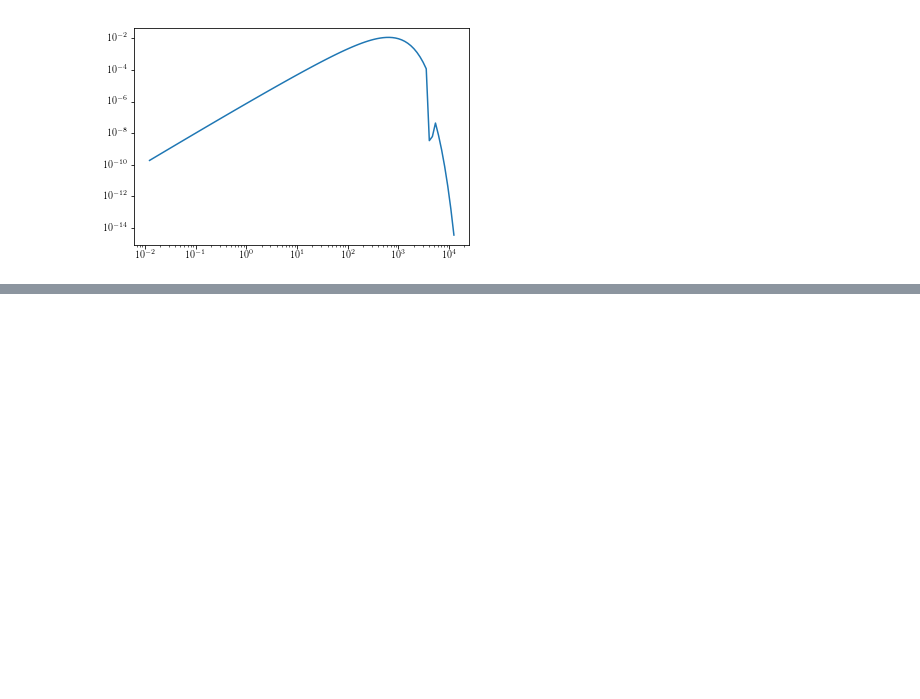
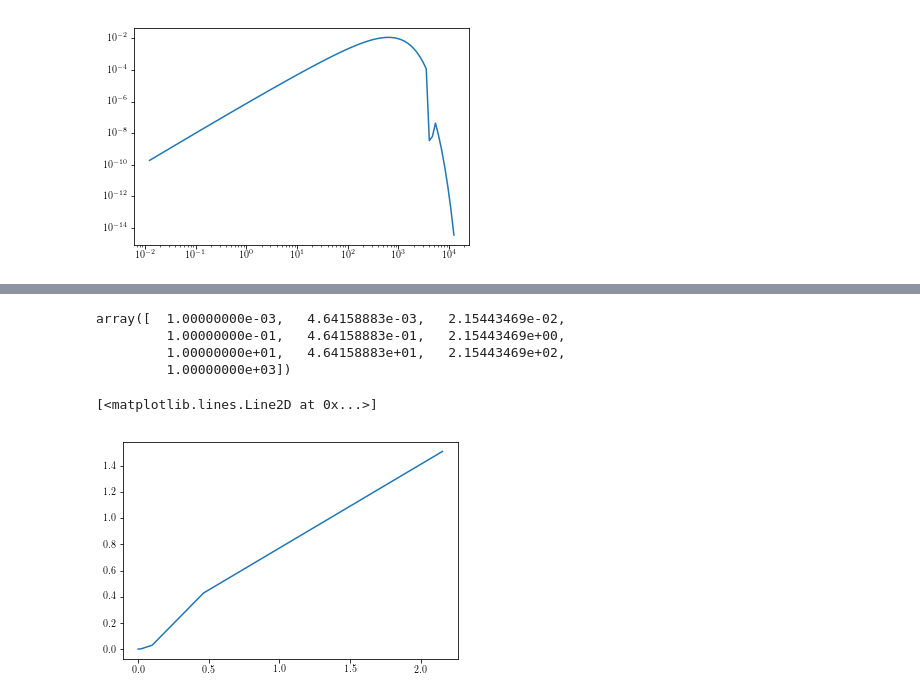
Before and after one commit to goyarzun/RadiationProject, a Jupyter notebook: Fifty Shades Free-Freed.ipynb, the cells around one changed output, grey strips where cells are left out. Saved outputs shown, nothing was run; the diff lists cells and outputs as text; code cells hidden in the pictures; blank space fills up the shorter version.

```diff
--- a/Fifty Shades Free-Freed.ipynb
+++ b/Fifty Shades Free-Freed.ipynb
@@ -234,0 +331,29 @@ outdata1 = spectra_nm1
+# %%
+hb = constants.hbar * 1e7 #in ergs s
+c = constants.c * 1.e2 # in cm/s
+e_e = 4.80320451e-10 #in statcoulomb
+m_e = constants.electron_mass * 1e3 # in g
+
+def gff_ug(x, u, gamma2, Z):
+
+    eta_i = (gamma2 / x)**.5
+    k_i = Z * m_e * e_e**2 / hb**2 / eta_i
+    eta_f = (x / gamma2 + u / gamma2)**(-2)
+    k_f = Z * m_e * e_e**2 / hb**2 / eta_f
+
+    if k_i == k_f:
+        return 0
+
+    I0 = I(eta_i, eta_f, k_i, k_f, 0)
+    I1 = I(eta_i, eta_f, k_i, k_f, 1)
+
+    out = 2*3**.5/np.pi/eta_i/eta_f * I0
+    out *=((eta_i**2 + eta_f**2 + 2*eta_i**2*eta_f**2)*I0 - 2 * eta_i * eta_f * (1 + eta_i**2)**.5*(1+eta_f**2)**.5*I1)
+    return out.real
+
+def gff(u, gamma2, Z):
+    return scipy.integrate.quad(lambda x: np.exp(-x) * gff_ug(x, u, gamma2, Z), 0, np.inf)[0]
+# %%
+test = []
+for i in np.logspace(-3,3,10):
+    test.append(gff(1,i, 1))
@@ -234,0 +367,12 @@ outdata1 = spectra_nm1
+# %%
+np.logspace(-3,3,10)
+# %% [output]
+array([  1.00000000e-03,   4.64158883e-03,   2.15443469e-02,
+         1.00000000e-01,   4.64158883e-01,   2.15443469e+00,
+         1.00000000e+01,   4.64158883e+01,   2.15443469e+02,
+         1.00000000e+03])
+# %%
+plt.plot(np.logspace(-3,3,10)[:7], test)
+# %% [output]
+[<matplotlib.lines.Line2D at 0x...>]
+[figure, added]
```
Also changed, not shown: parts of 24 cells of this notebook.
